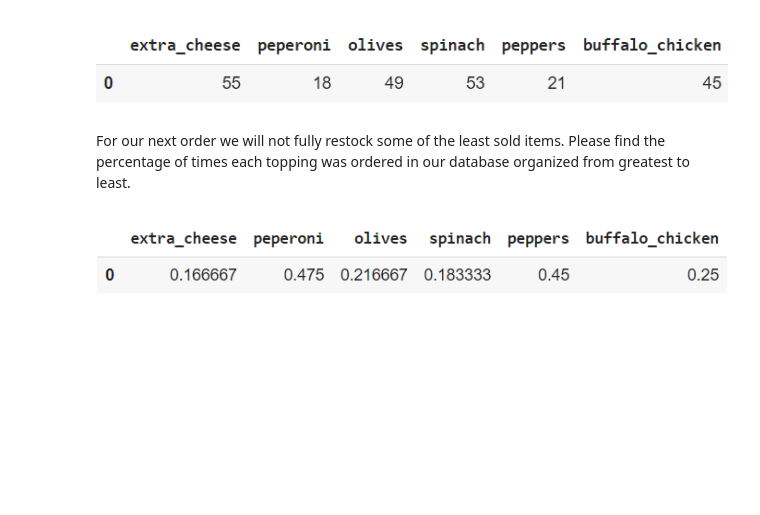
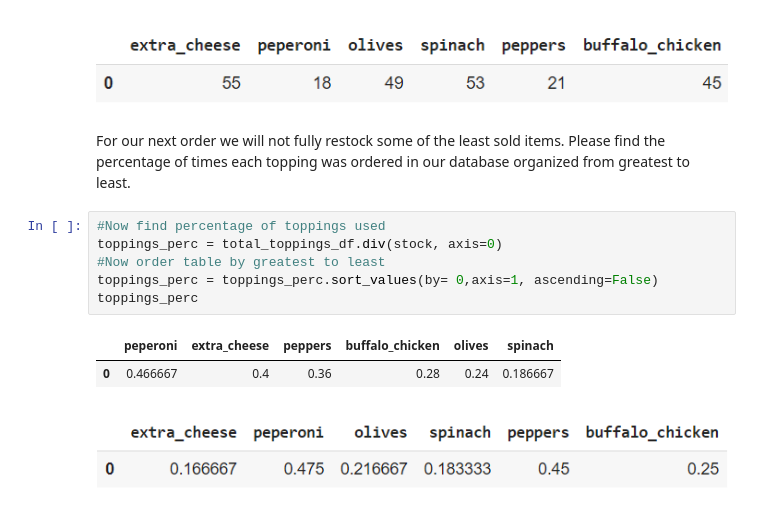
Before and after one commit to Tylervodden98/Pizza-Data-Cleaning, a Jupyter notebook: PandasPizzeria.ipynb, the cells around one changed output. Saved outputs shown, nothing was run; the diff lists cells and outputs as text; blank space fills up the shorter version.

```diff
--- a/PandasPizzeria.ipynb
+++ b/PandasPizzeria.ipynb
@@ -52,6 +144,15 @@ Create a new dataframe to display the current stock of toppings after pizza sale
 ![image.png](embedded-picture-1)
 # %% [markdown]
 For our next order we will not fully restock some of the least sold items. Please find the percentage of times each topping was ordered in our database organized from greatest to least.
+# %%
+#Now find percentage of toppings used
+toppings_perc = total_toppings_df.div(stock, axis=0)
+#Now order table by greatest to least
+toppings_perc = toppings_perc.sort_values(by= 0,axis=1, ascending=False)
+toppings_perc
+# %% [output]
+|  | peperoni | extra_cheese | peppers | buffalo_chicken | olives | spinach |
+| 0 | 0.466667 | 0.4 | 0.36 | 0.28 | 0.24 | 0.186667 |
 # %% [markdown]
 ![image.png](embedded-picture-1)
 # %% [markdown]
```
Also changed, not shown: parts of 6 cells of this notebook, 1 other file.
